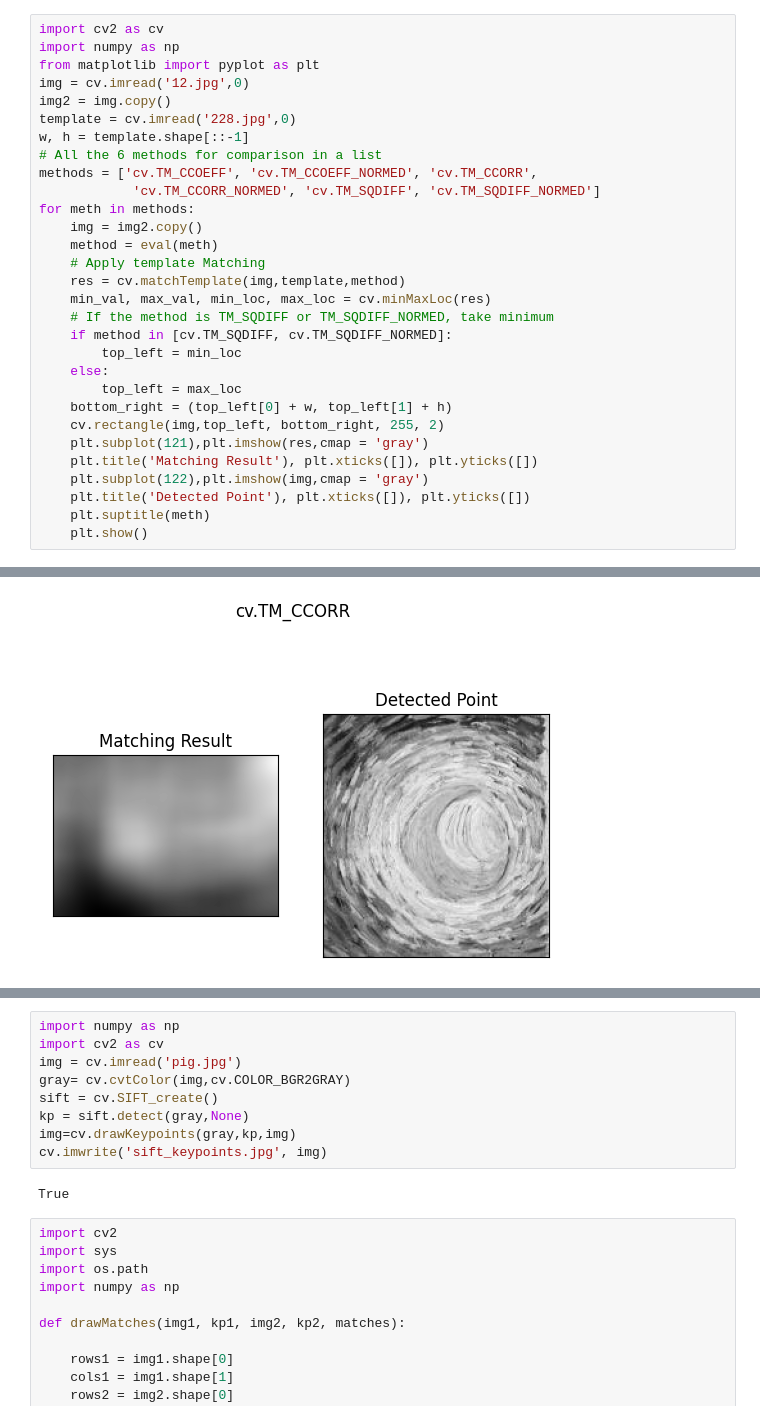
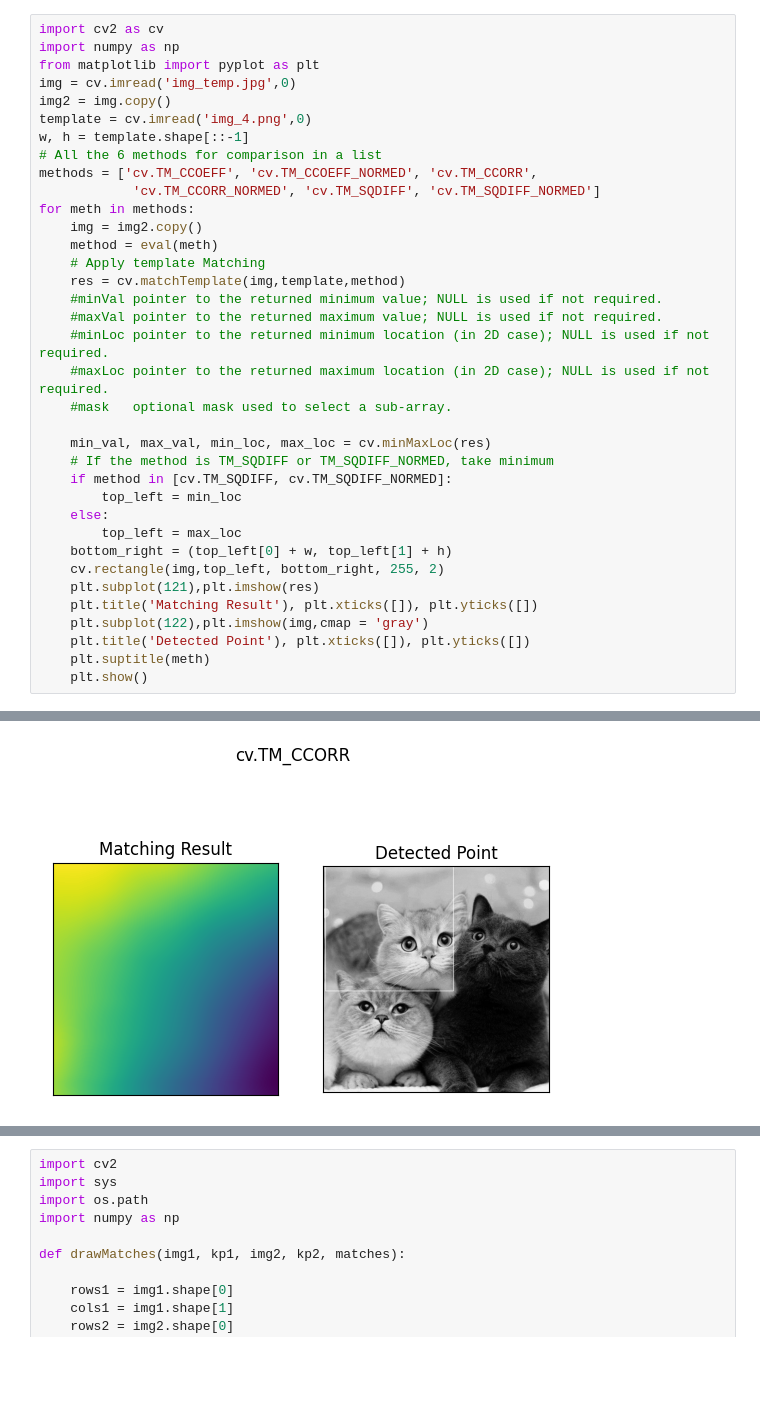
Before and after one commit to Niruksorp/cv_labs, a Jupyter notebook: lab2/lab2.ipynb, the cells around one changed output, grey strips where cells are left out. Drawn from its saved outputs; the diff is of its cells as text; blank space fills up the shorter version.

```diff
--- a/lab2/lab2.ipynb
+++ b/lab2/lab2.ipynb
@@ -2,9 +2,9 @@
 import cv2 as cv
 import numpy as np
 from matplotlib import pyplot as plt
-img = cv.imread('12.jpg',0)
+img = cv.imread('img_temp.jpg',0)
 img2 = img.copy()
-template = cv.imread('228.jpg',0)
+template = cv.imread('img_4.png',0)
 w, h = template.shape[::-1]
 # All the 6 methods for comparison in a list
 methods = ['cv.TM_CCOEFF', 'cv.TM_CCOEFF_NORMED', 'cv.TM_CCORR',
@@ -14,6 +14,12 @@ for meth in methods:
     method = eval(meth)
     # Apply template Matching
     res = cv.matchTemplate(img,template,method)
+    #minVal	pointer to the returned minimum value; NULL is used if not required.
+    #maxVal	pointer to the returned maximum value; NULL is used if not required.
+    #minLoc	pointer to the returned minimum location (in 2D case); NULL is used if not required.
+    #maxLoc	pointer to the returned maximum location (in 2D case); NULL is used if not required.
+    #mask	optional mask used to select a sub-array.
+
     min_val, max_val, min_loc, max_loc = cv.minMaxLoc(res)
     # If the method is TM_SQDIFF or TM_SQDIFF_NORMED, take minimum
     if method in [cv.TM_SQDIFF, cv.TM_SQDIFF_NORMED]:
@@ -22,7 +28,7 @@ for meth in methods:
         top_left = max_loc
     bottom_right = (top_left[0] + w, top_left[1] + h)
     cv.rectangle(img,top_left, bottom_right, 255, 2)
-    plt.subplot(121),plt.imshow(res,cmap = 'gray')
+    plt.subplot(121),plt.imshow(res)
     plt.title('Matching Result'), plt.xticks([]), plt.yticks([])
     plt.subplot(122),plt.imshow(img,cmap = 'gray')
     plt.title('Detected Point'), plt.xticks([]), plt.yticks([])
@@ -34 +40 @@ for meth in methods:
-[figure, old version]
+[figure, new version]
@@ -38,14 +44,3 @@ for meth in methods:
-# %%
-import numpy as np
-import cv2 as cv
-img = cv.imread('pig.jpg')
-gray= cv.cvtColor(img,cv.COLOR_BGR2GRAY)
-sift = cv.SIFT_create()
-kp = sift.detect(gray,None)
-img=cv.drawKeypoints(gray,kp,img)
-cv.imwrite('sift_keypoints.jpg', img)
-# %% [output]
-True
 # %%
 import cv2
 import sys
```
Also changed, not shown: parts of 2 cells of this notebook, 29 other files.
